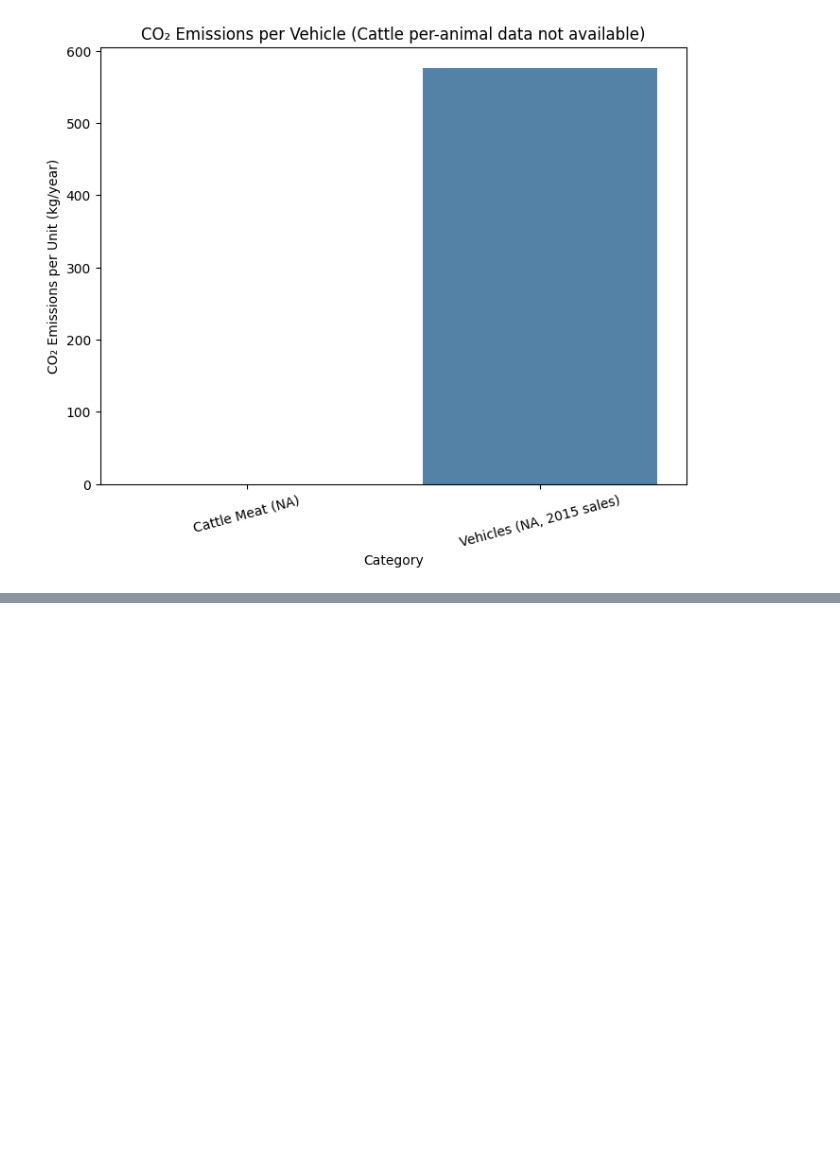
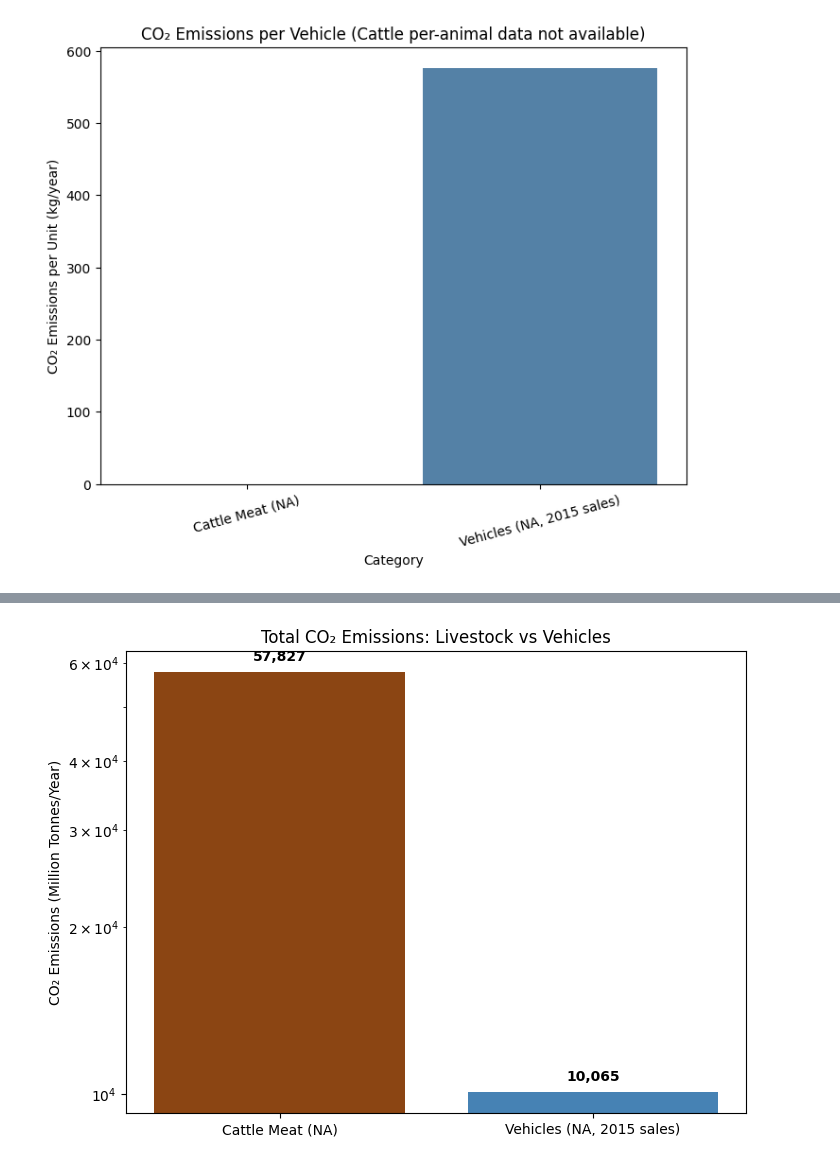
Before and after one commit to dfintel25/Emissions_Analysis_Capstone, a Jupyter notebook: notebooks/emission_comparison.ipynb, the cells around one changed output, grey strips where cells are left out. Cells and saved outputs as stored; diff of their text form; code cells hidden in the pictures; blank space fills up the shorter version.

```diff
--- a/notebooks/emission_comparison.ipynb
+++ b/notebooks/emission_comparison.ipynb
@@ -278,0 +199,15 @@ print(livestock_df.columns.tolist())
+# %%
+plt.figure(figsize=(8,6))
+totals = [cattle_total_CO2_million_tonnes, vehicle_total_CO2_million_tonnes]
+labels = ["Cattle Meat (NA)", "Vehicles (NA, 2015 sales)"]
+colors = ["saddlebrown", "steelblue"]
+
+plt.bar(labels, totals, color=colors)
+plt.ylabel("CO₂ Emissions (Million Tonnes/Year)")
+plt.title("Total CO₂ Emissions: Livestock vs Vehicles")
+plt.yscale("log")  # optional, log scale to handle huge differences
+for i, v in enumerate(totals):
+    plt.text(i, v*1.05, f"{v:,.0f}", ha='center', fontweight='bold')
+plt.show()
+# %% [output]
+[figure, added]
```
Also changed, not shown: parts of 23 cells of this notebook.
